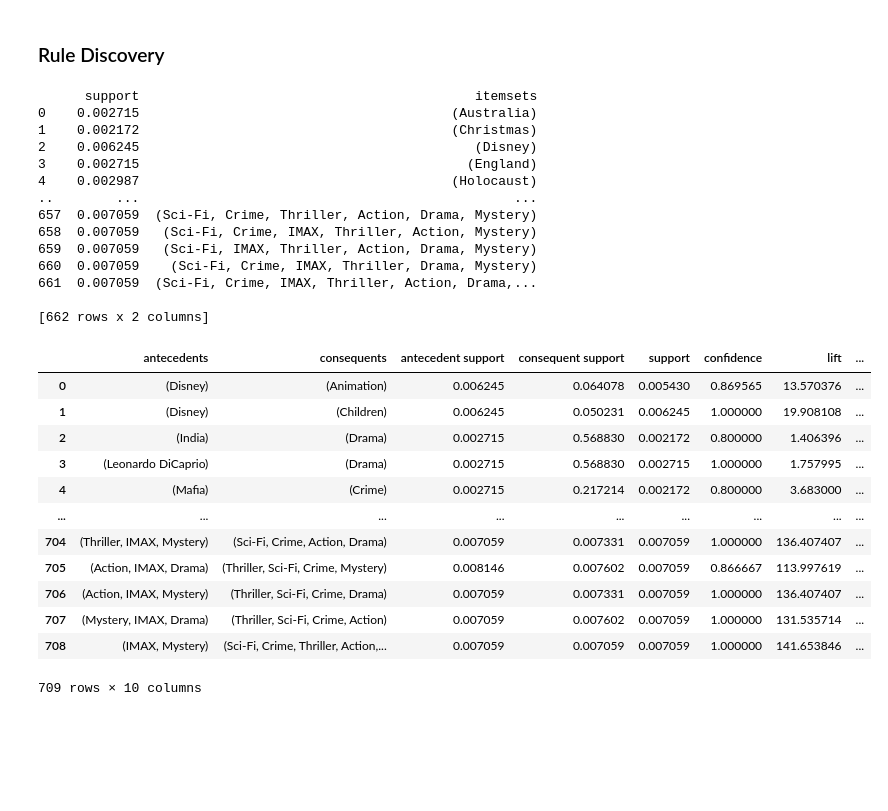
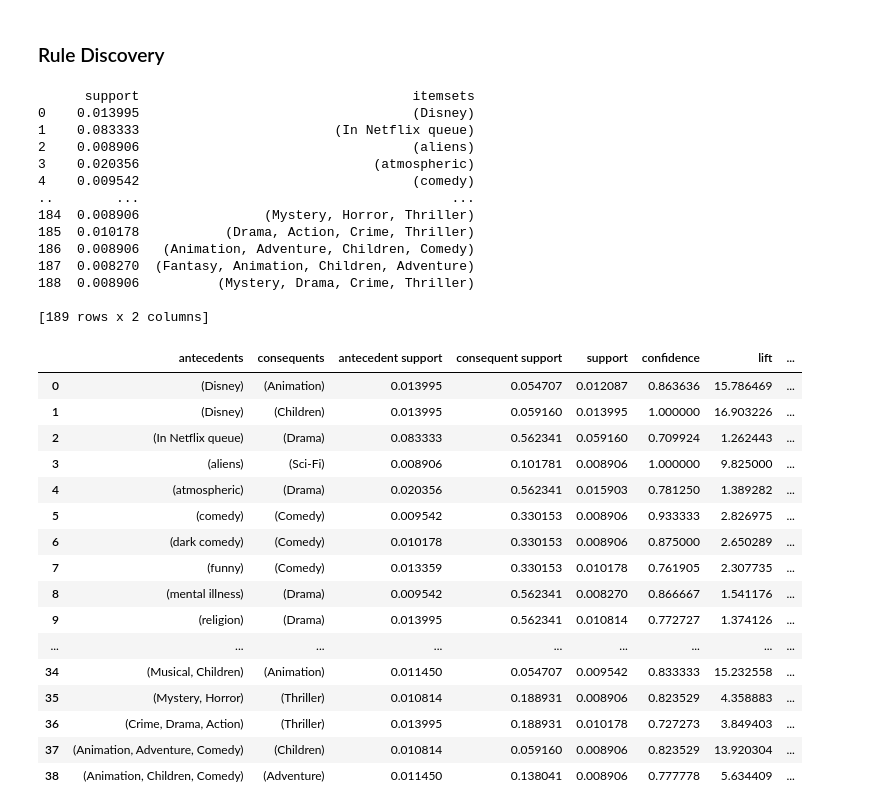
Before and after one commit to DominikLudwiczak/Data-Mining, a Jupyter notebook: assignment2/association.ipynb, the cells around one changed output. Cells and saved outputs as stored; diff of their text form; code cells hidden in the pictures; blank space fills up the shorter version.

```diff
--- a/assignment2/association.ipynb
+++ b/assignment2/association.ipynb
@@ -25,0 +19,8 @@ tagRatings.head()
+# %%
+tagsForMovie = tags.groupby('movieId')['tag'].apply('|'.join)
+avgRateForMovie = ratings.groupby('movieId')['rating'].mean().apply(lambda x: round(2*x)/2)
+# ratingsForMovie = ratings.groupby('movieId')['rating'].apply(lambda x: '|'.join(x.values))
+
+# tagRatings = pd.DataFrame(data={"rating": avgRateForMovie.values, "tags": tagsForMovie.values})
+tagRatings = pd.merge(avgRateForMovie, tagsForMovie, right_index=True, left_index=True)
+tagRatings.head()
@@ -181,6 +199,6 @@ association_rules(frequent_itemsets,
 # %% [markdown]
 ### Preprocessing
 # %%
-moviesTags = pd.merge(movies, tags, on=['movieId', 'movieId'])
+moviesTags = pd.merge(movies, tagsForMovie, on=['movieId', 'movieId'])
 moviesTags.head()
 # %% [output]
@@ -209,5 +227,5 @@ moviesTags.head()
 # %%
-moviesTags.drop(['movieId', 'userId', 'tag', 'genres', 'timestamp', 'title'], axis=1, inplace=True)
+moviesTags.drop(['movieId', 'tag', 'genres', 'title'], axis=1, inplace=True)
 moviesTags.head()
 # %% [output]
 |  | "artsy" | 06 Oscar Nominated Best Movie - A... | 1900s | 1920s | 1950s | 1960s | 1970s | 1980s | 1990s | ... |
@@ -220,38 +238,42 @@ moviesTags.head()
 # %% [markdown]
 ### Rule Discovery
 # %%
-frequent_itemsets = apriori(moviesTags, min_support=0.002, use_colnames=True)
+frequent_itemsets = apriori(moviesTags, min_support=0.008, use_colnames=True)
 print(frequent_itemsets)
 # %% [output]
-      support                                           itemsets
-0    0.002715                                        (Australia)
-1    0.002172                                        (Christmas)
-2    0.006245                                           (Disney)
-3    0.002715                                          (England)
-4    0.002987                                        (Holocaust)
-..        ...                                                ...
-657  0.007059  (Sci-Fi, Crime, Thriller, Action, Drama, Mystery)
-658  0.007059   (Sci-Fi, Crime, IMAX, Thriller, Action, Mystery)
-659  0.007059   (Sci-Fi, IMAX, Thriller, Action, Drama, Mystery)
-660  0.007059    (Sci-Fi, Crime, IMAX, Thriller, Drama, Mystery)
-661  0.007059  (Sci-Fi, Crime, IMAX, Thriller, Action, Drama,...
+      support                                   itemsets
+0    0.013995                                   (Disney)
+1    0.083333                         (In Netflix queue)
+2    0.008906                                   (aliens)
+3    0.020356                              (atmospheric)
+4    0.009542                                   (comedy)
+..        ...                                        ...
+184  0.008906                (Mystery, Horror, Thriller)
+185  0.010178           (Drama, Action, Crime, Thriller)
+186  0.008906   (Animation, Adventure, Children, Comedy)
+187  0.008270  (Fantasy, Animation, Children, Adventure)
+188  0.008906          (Mystery, Drama, Crime, Thriller)
 
-[662 rows x 2 columns]
+[189 rows x 2 columns]
 # %%
 association_rules(frequent_itemsets,
                 metric='confidence',
-                min_threshold=0.8)
+                min_threshold=0.7)
 # %% [output]
 |  | antecedents | consequents | antecedent support | consequent support | support | confidence | lift | ... |
-| 0 | (Disney) | (Animation) | 0.006245 | 0.064078 | 0.005430 | 0.869565 | 13.570376 | ... |
-| 1 | (Disney) | (Children) | 0.006245 | 0.050231 | 0.006245 | 1.000000 | 19.908108 | ... |
-| 2 | (India) | (Drama) | 0.002715 | 0.568830 | 0.002172 | 0.800000 | 1.406396 | ... |
-| 3 | (Leonardo DiCaprio) | (Drama) | 0.002715 | 0.568830 | 0.002715 | 1.000000 | 1.757995 | ... |
-| 4 | (Mafia) | (Crime) | 0.002715 | 0.217214 | 0.002172 | 0.800000 | 3.683000 | ... |
+| 0 | (Disney) | (Animation) | 0.013995 | 0.054707 | 0.012087 | 0.863636 | 15.786469 | ... |
+| 1 | (Disney) | (Children) | 0.013995 | 0.059160 | 0.013995 | 1.000000 | 16.903226 | ... |
+| 2 | (In Netflix queue) | (Drama) | 0.083333 | 0.562341 | 0.059160 | 0.709924 | 1.262443 | ... |
+| 3 | (aliens) | (Sci-Fi) | 0.008906 | 0.101781 | 0.008906 | 1.000000 | 9.825000 | ... |
+| 4 | (atmospheric) | (Drama) | 0.020356 | 0.562341 | 0.015903 | 0.781250 | 1.389282 | ... |
+| 5 | (comedy) | (Comedy) | 0.009542 | 0.330153 | 0.008906 | 0.933333 | 2.826975 | ... |
+| 6 | (dark comedy) | (Comedy) | 0.010178 | 0.330153 | 0.008906 | 0.875000 | 2.650289 | ... |
+| 7 | (funny) | (Comedy) | 0.013359 | 0.330153 | 0.010178 | 0.761905 | 2.307735 | ... |
+| 8 | (mental illness) | (Drama) | 0.009542 | 0.562341 | 0.008270 | 0.866667 | 1.541176 | ... |
+| 9 | (religion) | (Drama) | 0.013995 | 0.562341 | 0.010814 | 0.772727 | 1.374126 | ... |
 | ... | ... | ... | ... | ... | ... | ... | ... | ... |
-| 704 | (Thriller, IMAX, Mystery) | (Sci-Fi, Crime, Action, Drama) | 0.007059 | 0.007331 | 0.007059 | 1.000000 | 136.407407 | ... |
-| 705 | (Action, IMAX, Drama) | (Thriller, Sci-Fi, Crime, Mystery) | 0.008146 | 0.007602 | 0.007059 | 0.866667 | 113.997619 | ... |
-| 706 | (Action, IMAX, Mystery) | (Thriller, Sci-Fi, Crime, Drama) | 0.007059 | 0.007331 | 0.007059 | 1.000000 | 136.407407 | ... |
-| 707 | (Mystery, IMAX, Drama) | (Thriller, Sci-Fi, Crime, Action) | 0.007059 | 0.007602 | 0.007059 | 1.000000 | 131.535714 | ... |
-| 708 | (IMAX, Mystery) | (Sci-Fi, Crime, Thriller, Action,... | 0.007059 | 0.007059 | 0.007059 | 1.000000 | 141.653846 | ... |
+| 34 | (Musical, Children) | (Animation) | 0.011450 | 0.054707 | 0.009542 | 0.833333 | 15.232558 | ... |
+| 35 | (Mystery, Horror) | (Thriller) | 0.010814 | 0.188931 | 0.008906 | 0.823529 | 4.358883 | ... |
+| 36 | (Crime, Drama, Action) | (Thriller) | 0.013995 | 0.188931 | 0.010178 | 0.727273 | 3.849403 | ... |
+| 37 | (Animation, Adventure, Comedy) | (Children) | 0.010814 | 0.059160 | 0.008906 | 0.823529 | 13.920304 | ... |
+| 38 | (Animation, Children, Comedy) | (Adventure) | 0.011450 | 0.138041 | 0.008906 | 0.777778 | 5.634409 | ... |
-709 rows × 10 columns
```
Also changed, not shown: parts of 12 cells of this notebook, 29 other files.
